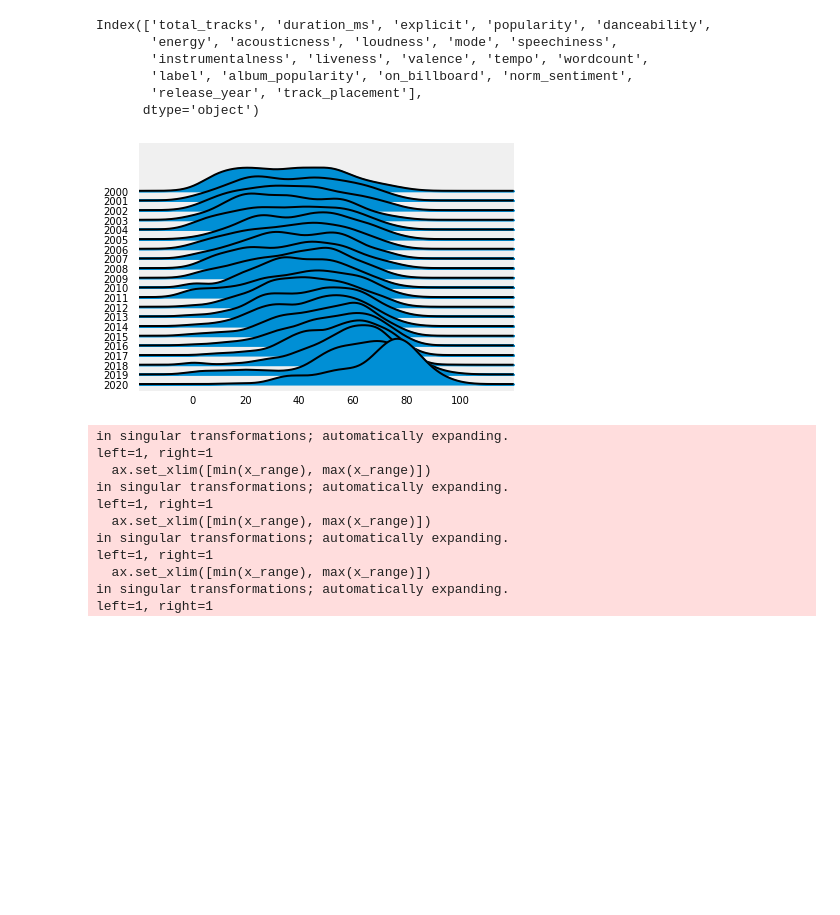
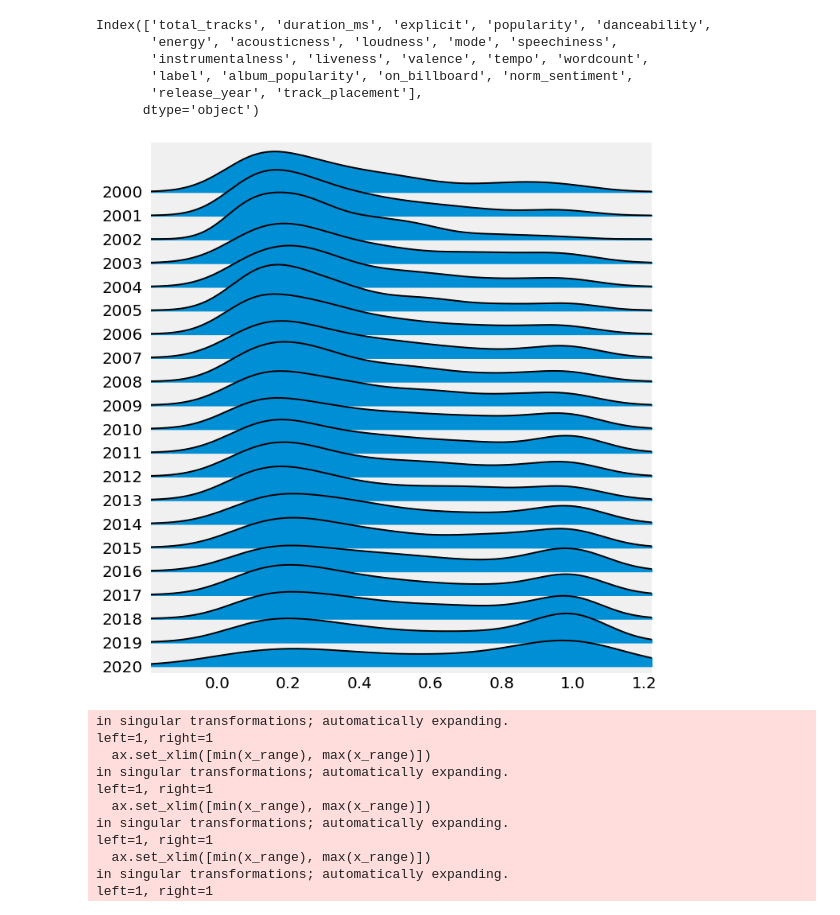
Before and after one commit to Greenford/billboard, a Jupyter notebook: pipe.ipynb, the cells around one changed output. Cells and saved outputs as stored; diff of their text form; code cells hidden in the pictures; blank space fills up the shorter version.

```diff
--- a/pipe.ipynb
+++ b/pipe.ipynb
@@ -286,6 +283,7 @@ plt.plot(d.keys(), d.values())
 ### Plotting how values change over year
 # %%
 bbd = pipe.BillboardData()
+bbd.load(1)
 df1 = bbd.df.copy()
 bbd.transform_for_models()
 df2 = bbd.df.copy()
@@ -370,16 +368,28 @@ Index(['total_tracks', 'duration_ms', 'explicit', 'popularity', 'danceability',
 import joypy
 from matplotlib import cm
 # %%
+print()
+print()
 joystyle={
     'overlap':1,
     'fade':None,
     'linewidth':2,
+    'figsize':(10,10),
+#     'title':'Total Tracks by Year',
+#     'x_range':range(-5,50),
+    'xlabelsize':20,
+    'ylabelsize':20
 }
-fig, axes = joypy.joyplot(df3[['release_year', 'popularity']][df3.release_year>=2000],
-                          by='release_year', column='popularity', **joystyle
+fig, axes = joypy.joyplot(df3[(df3.on_billboard==1)&(df3.release_year>=2000)][['release_year', 'track_placement']],
+                          by='release_year', column='track_placement', **joystyle
 )
+# plt.xlabel('Total Tracks')
+plt.ylabel('Year')
+plt.show()
+print()
+print()
 # %% [output]
-[figure, old version]
+[figure, new version]
 # %%
 joystyle={
     'overlap':1,
```
Also changed, not shown: parts of 1 cell of this notebook, 7 other files.
